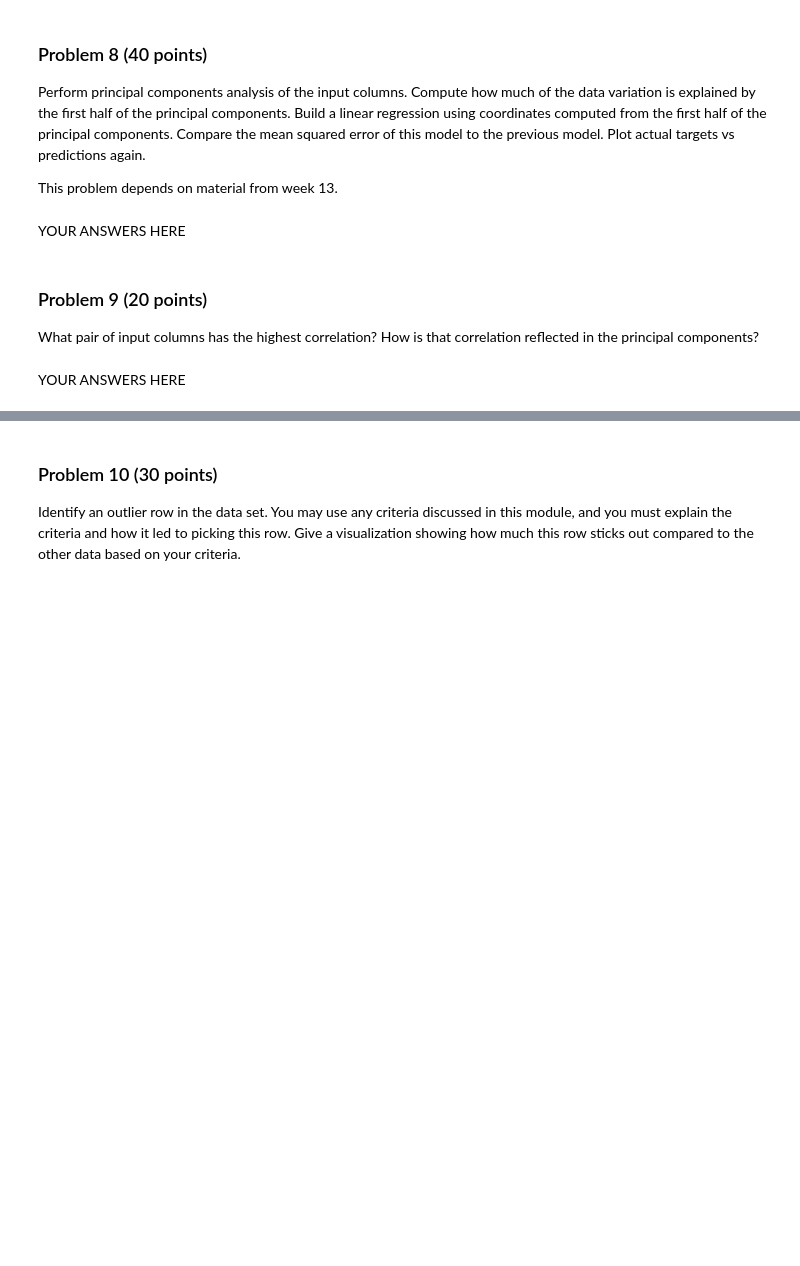
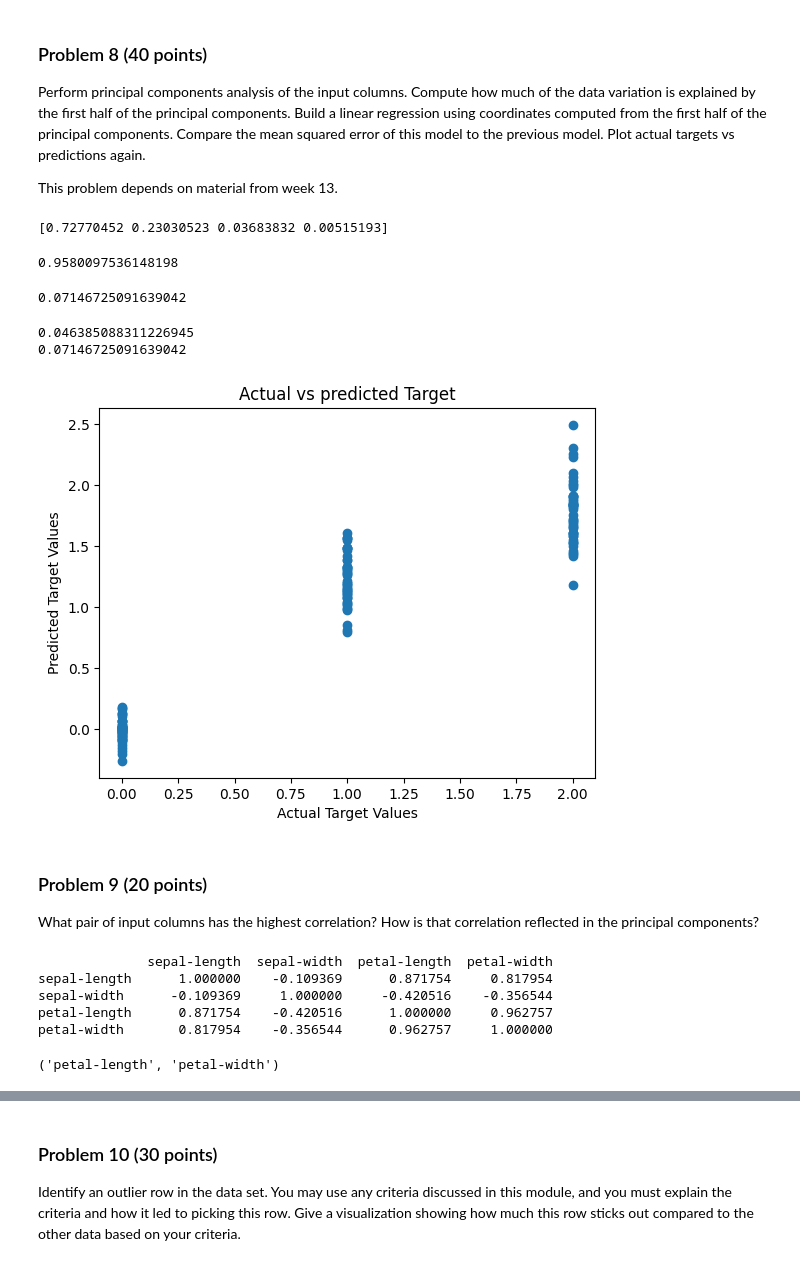
Before and after one commit to nmaldon1/dx601-final-project, a Jupyter notebook: project.ipynb, the cells around one changed output, grey strips where cells are left out. Saved outputs shown, nothing was run; the diff lists cells and outputs as text; code cells hidden in the pictures; blank space fills up the shorter version.

```diff
--- a/project.ipynb
+++ b/project.ipynb
@@ -287,5 +285,53 @@ This problem depends on material from week 13.
-# %% [markdown]
-YOUR ANSWERS HERE
+# %%
+x = df.drop(columns=["target"]).values
+y = df["target"].values
+
+x_mean = x.mean(axis=0)
+x_std = x.std(axis=0, ddof=0)
+x_scaled = (x - x_mean) / x_std
+
+pca = PCA()
+pca.fit(x_scaled)
+
+print(pca.explained_variance_ratio_)
+# %% [output]
+[0.72770452 0.23030523 0.03683832 0.00515193]
+# %%
+n = x.shape[1]
+half = n // 2
+
+variance_fh = pca.explained_variance_ratio_[:half].sum()
+print(variance_fh)
+# %% [output]
+0.9580097536148198
+# %%
+z = pca.transform(x_scaled)
+z_half = z[:, :half]
+
+model = sklearn.linear_model.LinearRegression()
+model.fit(z_half, y)
+
+y_pred = model.predict(z_half)
+
+mse_pca = np.mean((y - y_pred)**2)
+print(mse_pca)
+# %% [output]
+0.07146725091639042
+# %%
+print(mse_full)
+print(mse_pca)
+# %% [output]
+0.046385088311226945
+0.07146725091639042
+# %%
+plt.figure()
+plt.scatter(y, y_pred)
+plt.xlabel("Actual Target Values")
+plt.ylabel("Predicted Target Values")
+plt.title("Actual vs predicted Target")
+plt.show()
+# %% [output]
+[figure, added]
 # %% [markdown]
 ### Problem 9 (20 points)
 
@@ -296,2 +340,16 @@ How is that correlation reflected in the principal components?
-# %% [markdown]
-YOUR ANSWERS HERE
+# %%
+corr = df.drop(columns=['target']).corr()
+print(corr)
+# %% [output]
+              sepal-length  sepal-width  petal-length  petal-width
+sepal-length      1.000000    -0.109369      0.871754     0.817954
+sepal-width      -0.109369     1.000000     -0.420516    -0.356544
+petal-length      0.871754    -0.420516      1.000000     0.962757
+petal-width       0.817954    -0.356544      0.962757     1.000000
+# %%
+no_diag = corr.where(~np.eye(corr.shape[0],dtype=bool))
+
+max_pair = no_diag.unstack().idxmax()
+print(max_pair)
+# %% [output]
+('petal-length', 'petal-width')
```
Also changed, not shown: parts of 13 cells of this notebook.
